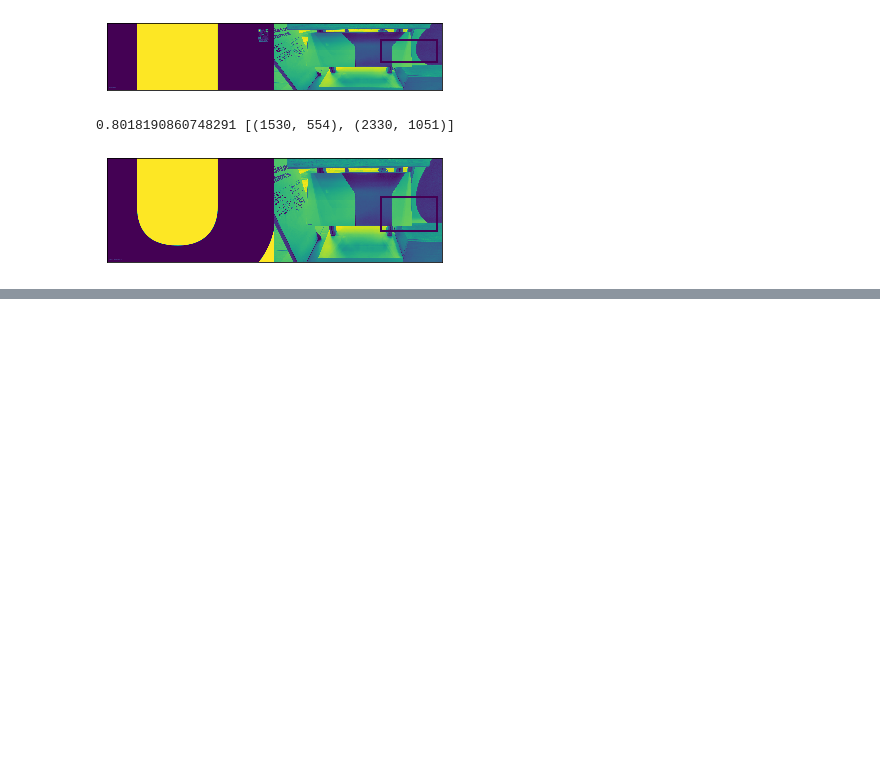
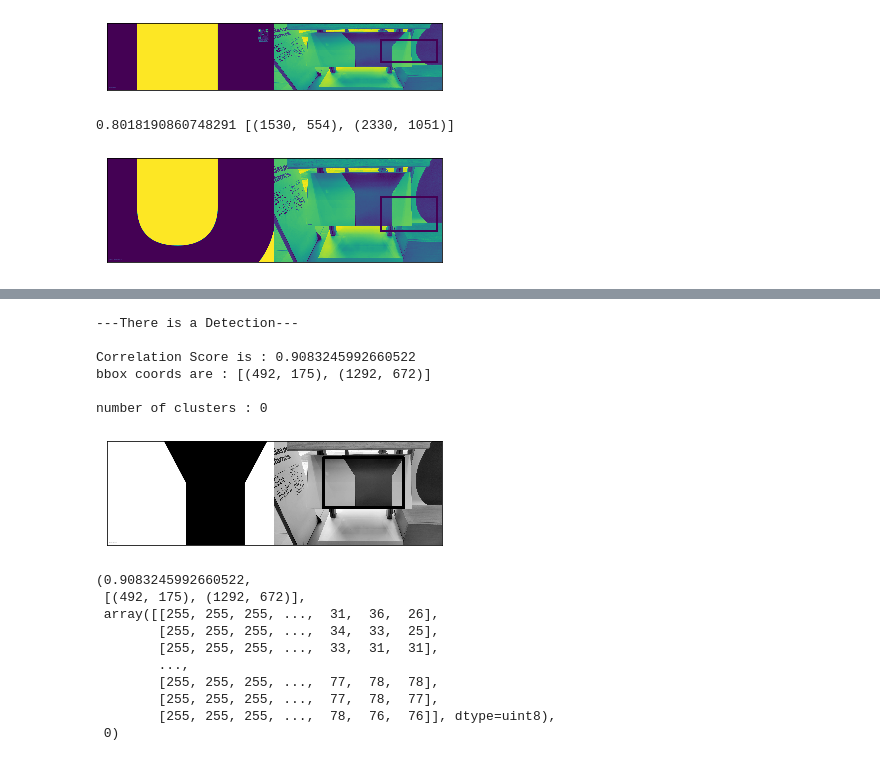
Before and after one commit to eldadoh/poster-detection-using-homography-and-template-matching, a Jupyter notebook: template_matching_notebook.ipynb, the cells around one changed output, grey strips where cells are left out. Cells and saved outputs as stored; diff of their text form; code cells hidden in the pictures; blank space fills up the shorter version.

```diff
--- a/template_matching_notebook.ipynb
+++ b/template_matching_notebook.ipynb
@@ -215,0 +238,20 @@ Label: 4 >> prop.bbox_area: 384
+# %%
+template_matching_couple_scales_scene_one_template(scene_path, template_path,show = True,MIN_SCORE_TH=0.7)
+# %% [output]
+---There is a Detection---
+
+Correlation Score is : 0.9083245992660522
+bbox coords are : [(492, 175), (1292, 672)]
+
+number of clusters : 0
+[figure, added]
+(0.9083245992660522,
+ [(492, 175), (1292, 672)],
+ array([[255, 255, 255, ...,  31,  36,  26],
+        [255, 255, 255, ...,  34,  33,  25],
+        [255, 255, 255, ...,  33,  31,  31],
+        ...,
+        [255, 255, 255, ...,  77,  78,  78],
+        [255, 255, 255, ...,  77,  78,  77],
+        [255, 255, 255, ...,  78,  76,  76]], dtype=uint8),
+ 0)
```
Also changed, not shown: parts of 4 cells of this notebook, 2 other files.
